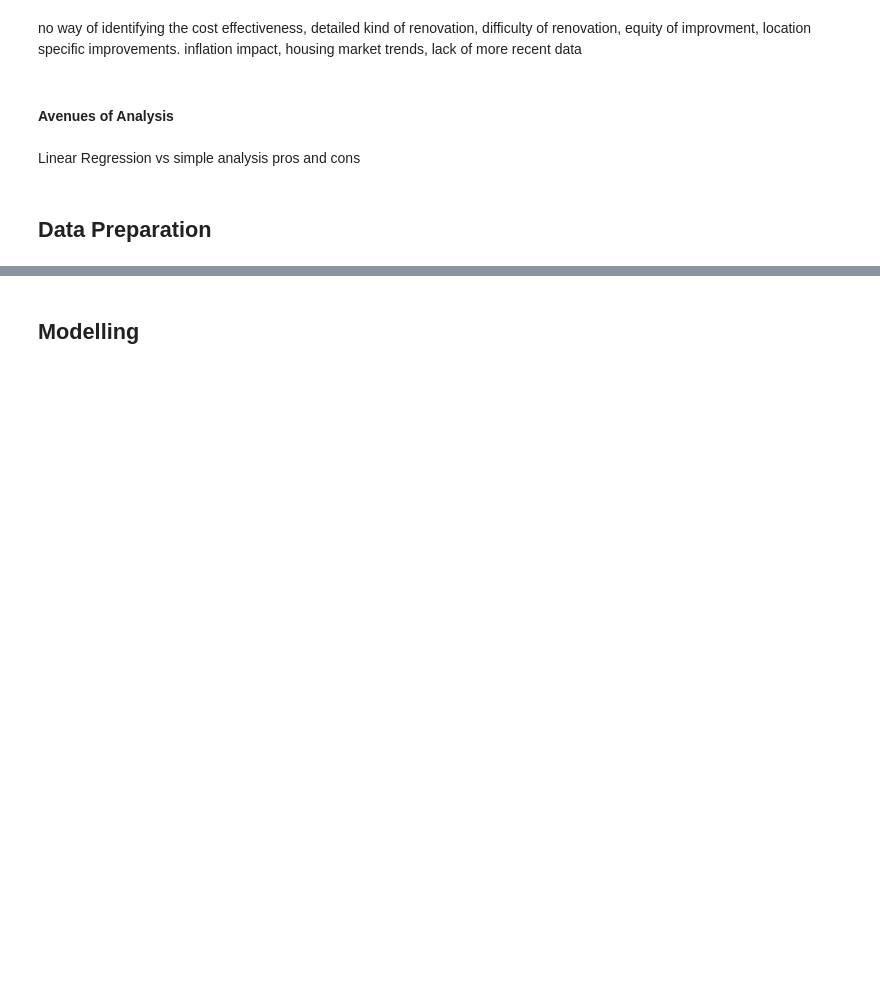
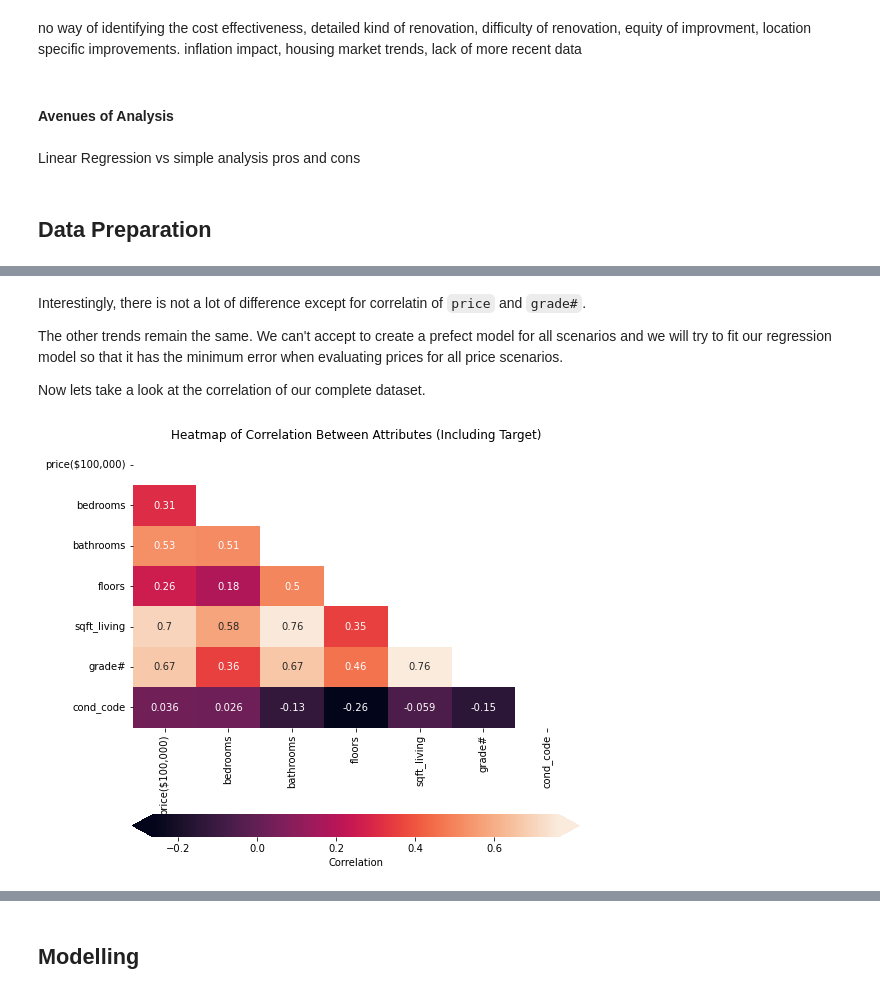
Before and after one commit to shayanabdulkarimkhan/dsc-phase-2-project-v2-3, a Jupyter notebook: student.ipynb, the cells around one changed output, grey strips where cells are left out. Cells and saved outputs as stored; diff of their text form; code cells hidden in the pictures; blank space fills up the shorter version.

```diff
--- a/student.ipynb
+++ b/student.ipynb
@@ -349,0 +682,35 @@ Linear Regression vs simple analysis pros and cons
+# %% [markdown]
+Interestingly, there is not a lot of difference except for correlatin of `price` and `grade#`.
+
+The other trends remain the same. We can't accept to create a prefect model for all scenarios and we will try to fit our regression model so that it has the minimum error when evaluating prices for all price scenarios.
+
+Now lets take a look at the correlation of our complete dataset.
+# %%
+# Create a df with the target as the first column,
+# then compute the correlation matrix
+# heatmap_data = pd.concat([y_train, X_train], axis=1)
+corr = data_cln.corr()
+
+# Set up figure and axes
+fig, ax = plt.subplots(figsize=(8, 8))
+
+# Plot a heatmap of the correlation matrix, with both
+# numbers and colors indicating the correlations
+sns.heatmap(
+    # Specifies the data to be plotted
+    data=corr,
+    # The mask means we only show half the values,
+    # instead of showing duplicates. It's optional.
+    mask=np.triu(np.ones_like(corr, dtype=bool)),
+    # Specifies that we should use the existing axes
+    ax=ax,
+    # Specifies that we want labels, not just colors
+    annot=True,
+    # Customizes colorbar appearance
+    cbar_kws={"label": "Correlation", "orientation": "horizontal", "pad": .2, "extend": "both"}
+)
+
+# Customize the plot appearance
+ax.set_title("Heatmap of Correlation Between Attributes (Including Target)");
+# %% [output]
+[figure, added]
```
Also changed, not shown: parts of 44 cells of this notebook.
